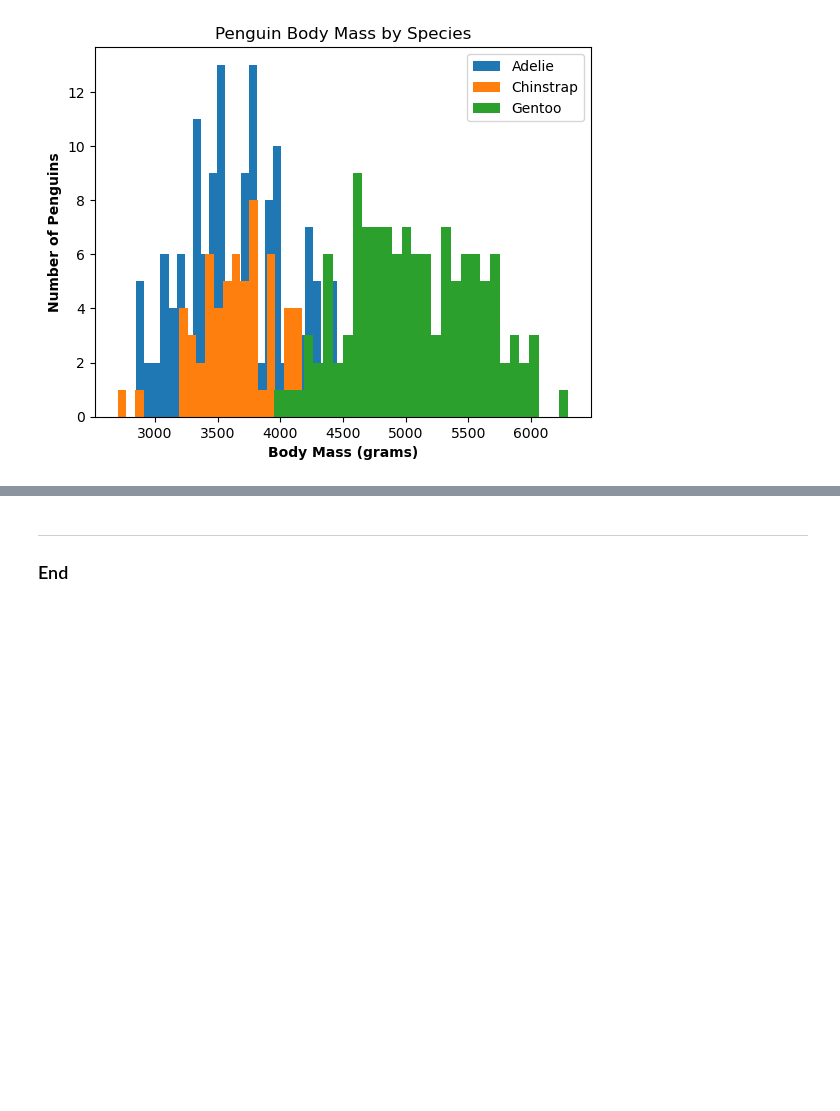
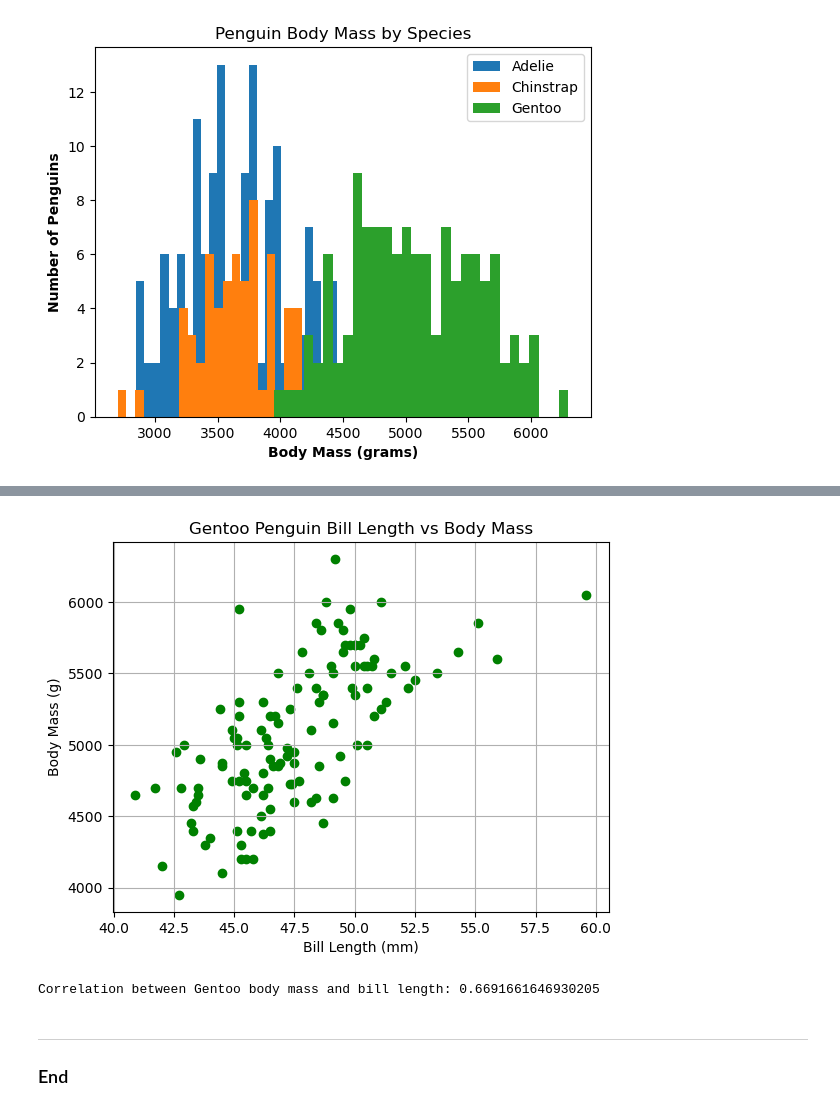
Before and after one commit to CianGallagher/principles-of-data-analytics, a Jupyter notebook: penguins.ipynb, the cells around one changed output, grey strips where cells are left out. Drawn from its saved outputs; the diff is of its cells as text; code cells hidden in the pictures; blank space fills up the shorter version.

Commit message:
Initial correlation analysis

```diff
--- a/penguins.ipynb
+++ b/penguins.ipynb
@@ -134,3 +146,23 @@ The correlation analysis below is between Gentoo body mass and gentoo beak lengt
+# %%
+# Scatter chart showing the relationship between the body mass of Gentoo penguins and Gentoo bill length using pandas and pyplot.
+
+# Dataset filtered to include Gentoo data only. Checks for values in the species column that equal Gentoo and then applies that check the whole dataset df.
+gentoo_data = df[df['species'] == 'Gentoo']
+
+# Once the Gentoo data has been broken out (above) the .corr method is used to store the correlation between bill length and body mass in the 'corr' variable.
+r = gentoo_data['body_mass_g'].corr(gentoo_data['bill_length_mm'])
+
+# Plotting the scatter using matplotlib
+plt.scatter(gentoo_data['bill_length_mm'], gentoo_data['body_mass_g'], color='green')
+plt.title('Gentoo Penguin Bill Length vs Body Mass')
+plt.xlabel('Bill Length (mm)')
+plt.ylabel('Body Mass (g)')
+plt.grid(True)
+plt.show()
+print("Correlation between Gentoo body mass and bill length:", r)
+# %% [output]
+[figure, added]
+Correlation between Gentoo body mass and bill length: 0.6691661646930205
 # %% [markdown]
 ***
 
```
Also changed, not shown: parts of 4 cells of this notebook.
